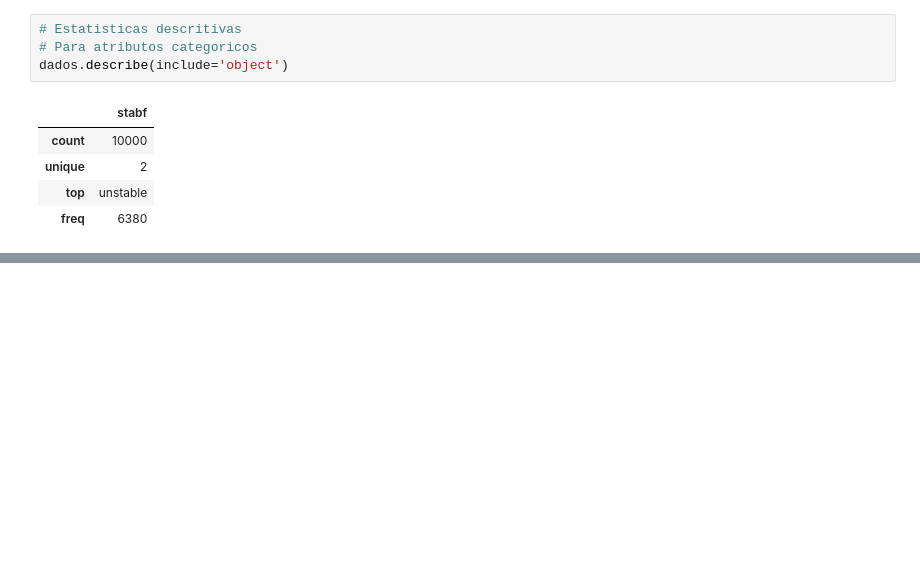
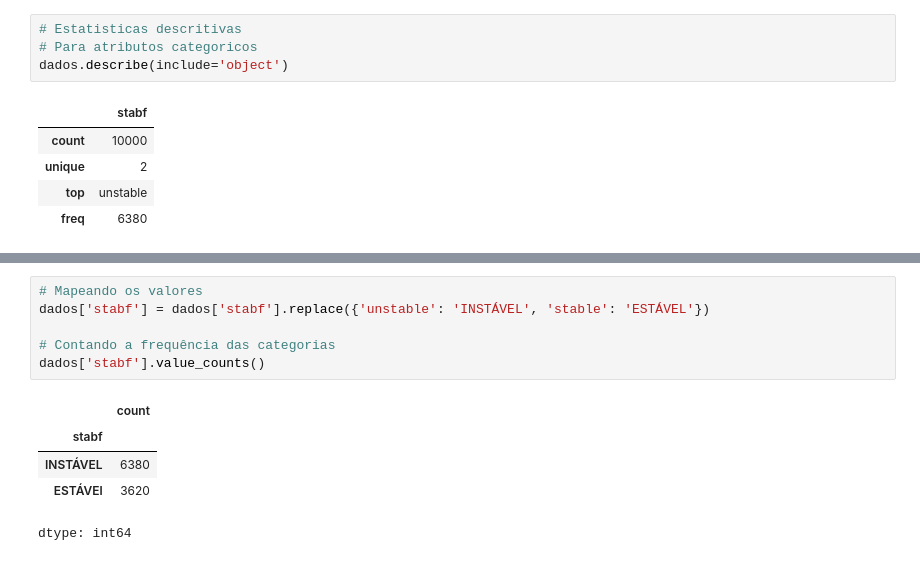
Before and after one commit to pedroyoshikadogarcia/Checkpoint-2-SERS-02.2026, a Jupyter notebook: Aula_06_Machine_Learn_SERS_14_09_26.ipynb, the cells around one changed output, grey strips where cells are left out. Drawn from its saved outputs; the diff is of its cells as text; blank space fills up the shorter version.

```diff
--- a/Aula_06_Machine_Learn_SERS_14_09_26.ipynb
+++ b/Aula_06_Machine_Learn_SERS_14_09_26.ipynb
@@ -85,0 +108,12 @@ dados.describe(include='object')
+# %%
+# Mapeando os valores
+dados['stabf'] = dados['stabf'].replace({'unstable': 'INSTÁVEL', 'stable': 'ESTÁVEL'})
+
+# Contando a frequência das categorias
+dados['stabf'].value_counts()
+# %% [output]
+|  | count |
+| stabf |  |
+| INSTÁVEL | 6380 |
+| ESTÁVEl | 3620 |
+dtype: int64
```
Also changed, not shown: parts of 4 cells of this notebook.
